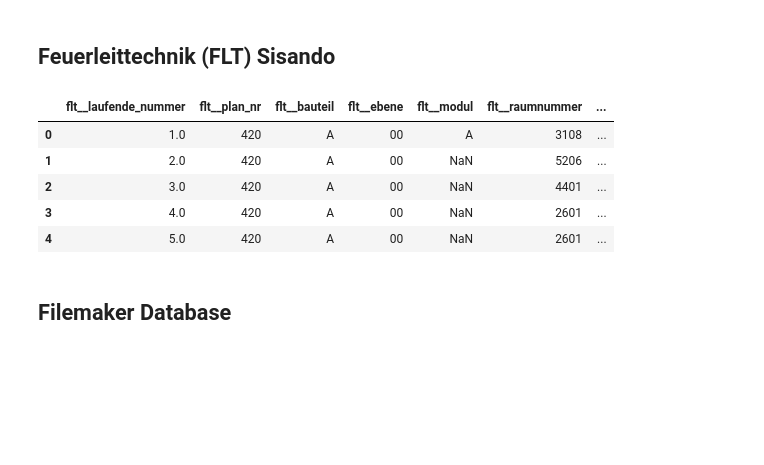
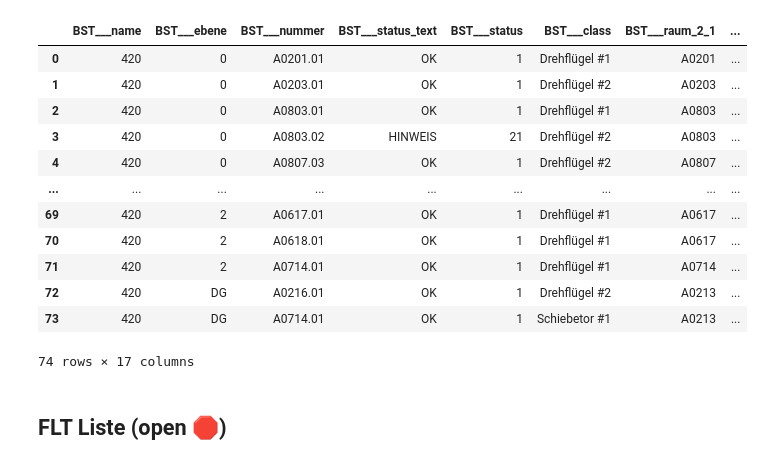
Before and after one commit to mckoh/vie-doors, a Jupyter notebook: notebook_loading.ipynb, the cells around one changed output. Cells and saved outputs as stored; diff of their text form; code cells hidden in the pictures; blank space fills up the shorter version.

```diff
--- a/notebook_loading.ipynb
+++ b/notebook_loading.ipynb
@@ -39,57 +84,19 @@ bst_data.head(5)
+# %%
+b = BSTLoader(file="data/Sisando_BST_Obj420.xlsx", title="BST")
+b.get_data(prefixed=True)
+# %% [output]
+|  | BST___name | BST___ebene | BST___nummer | BST___status_text | BST___status | BST___class | BST___raum_2_1 | ... |
+| 0 | 420 | 0 | A0201.01 | OK | 1 | Drehflügel #1 | A0201 | ... |
+| 1 | 420 | 0 | A0203.01 | OK | 1 | Drehflügel #2 | A0203 | ... |
+| 2 | 420 | 0 | A0803.01 | OK | 1 | Drehflügel #1 | A0803 | ... |
+| 3 | 420 | 0 | A0803.02 | HINWEIS | 21 | Drehflügel #2 | A0803 | ... |
+| 4 | 420 | 0 | A0807.03 | OK | 1 | Drehflügel #2 | A0807 | ... |
+| ... | ... | ... | ... | ... | ... | ... | ... | ... |
+| 69 | 420 | 2 | A0617.01 | OK | 1 | Drehflügel #1 | A0617 | ... |
+| 70 | 420 | 2 | A0618.01 | OK | 1 | Drehflügel #1 | A0617 | ... |
+| 71 | 420 | 2 | A0714.01 | OK | 1 | Drehflügel #1 | A0714 | ... |
+| 72 | 420 | DG | A0216.01 | OK | 1 | Drehflügel #2 | A0213 | ... |
+| 73 | 420 | DG | A0714.01 | OK | 1 | Schiebetor #1 | A0213 | ... |
+74 rows × 17 columns
 # %% [markdown]
-## Feuerleittechnik (FLT) Sisando
+## FLT Liste (open 🛑)
-# %%
-file_name = "Sisando_FLT_Obj420.xlsx"
-
-columns = [
-    "Laufende Nummer",
-    "Plan Nr.",
-    "Bauteil",
-    "Ebene",
-    "Modul",
-    "Raumnummer",
-    "Türnummer",
-    "Flucht möglich Ja",
-    "Flucht möglich Nein",
-    "Blindzylinder/Rosette/Abdeckung",
-    "Zylinder",
-    "Panikschloss",
-    "Versperrt",
-    "Versperrbar Ja",
-    "Versperrbar Nein",
-    "Nottaster Ja",
-    "Nottaster Nein",
-    "Mängel Art",
-    "Mängel erl",
-    "leer 1",
-    "leer 2",
-    "leer 3"
-]
-
-flt_data = read_excel(
-    io=f"data/{file_name}",
-    sheet_name="all",
-    skiprows=[0,1],
-    header=None
-)
-
-flt_data.columns = columns
-flt_data["Plan Nr."] = flt_data["Plan Nr."].map(flt_object_mapper)
-flt_data["Ebene"] = flt_data["Ebene"].astype(str).map(level_mapper)
-
-# Add origin
-flt_data["origin"] = file_name
-flt_data["aks"] = flt_data["Plan Nr."].astype(str) + " " + flt_data["Ebene"] + flt_data["Modul"].astype(str) + flt_data["Raumnummer"].astype(str) + "." + flt_data["Türnummer"].astype(str)
-
-flt_data = clean_df(flt_data, "flt")
-
-flt_data.head(5)
-# %% [output]
-|  | flt__laufende_nummer | flt__plan_nr | flt__bauteil | flt__ebene | flt__modul | flt__raumnummer | ... |
-| 0 | 1.0 | 420 | A | 00 | A | 3108 | ... |
-| 1 | 2.0 | 420 | A | 00 | NaN | 5206 | ... |
-| 2 | 3.0 | 420 | A | 00 | NaN | 4401 | ... |
-| 3 | 4.0 | 420 | A | 00 | NaN | 2601 | ... |
-| 4 | 5.0 | 420 | A | 00 | NaN | 2601 | ... |
-# %% [markdown]
-## Filemaker Database
```
Also changed, not shown: parts of 20 cells of this notebook.
